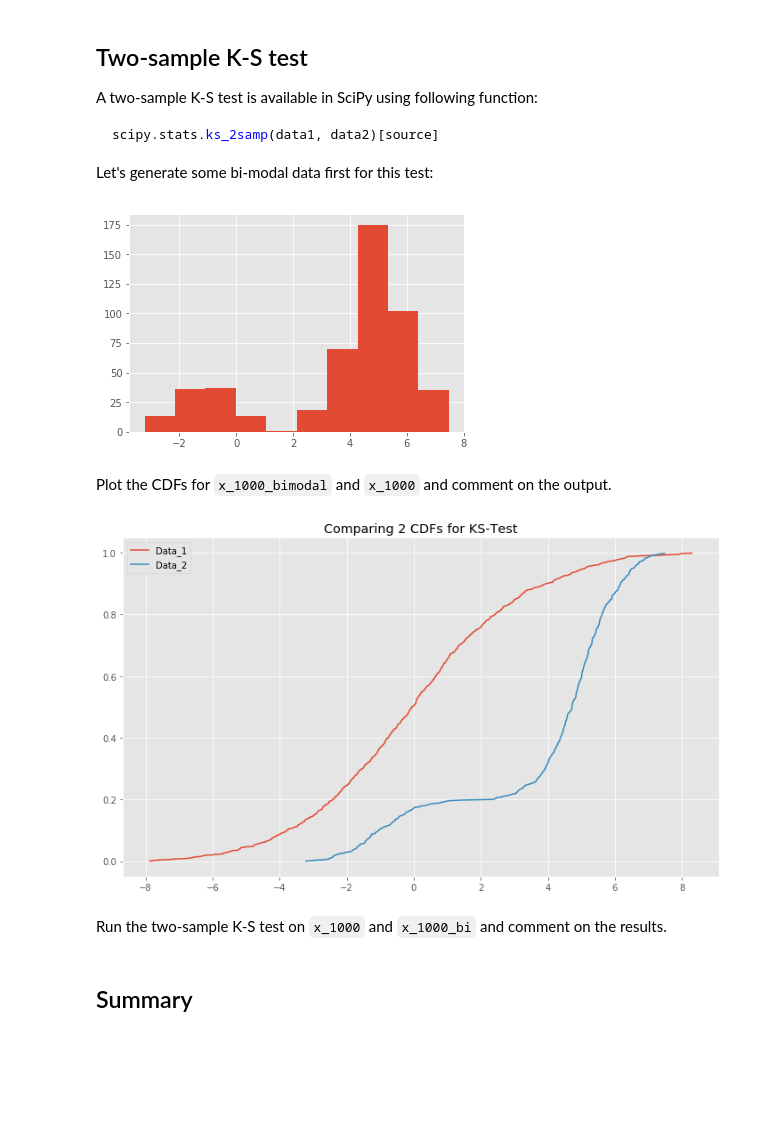
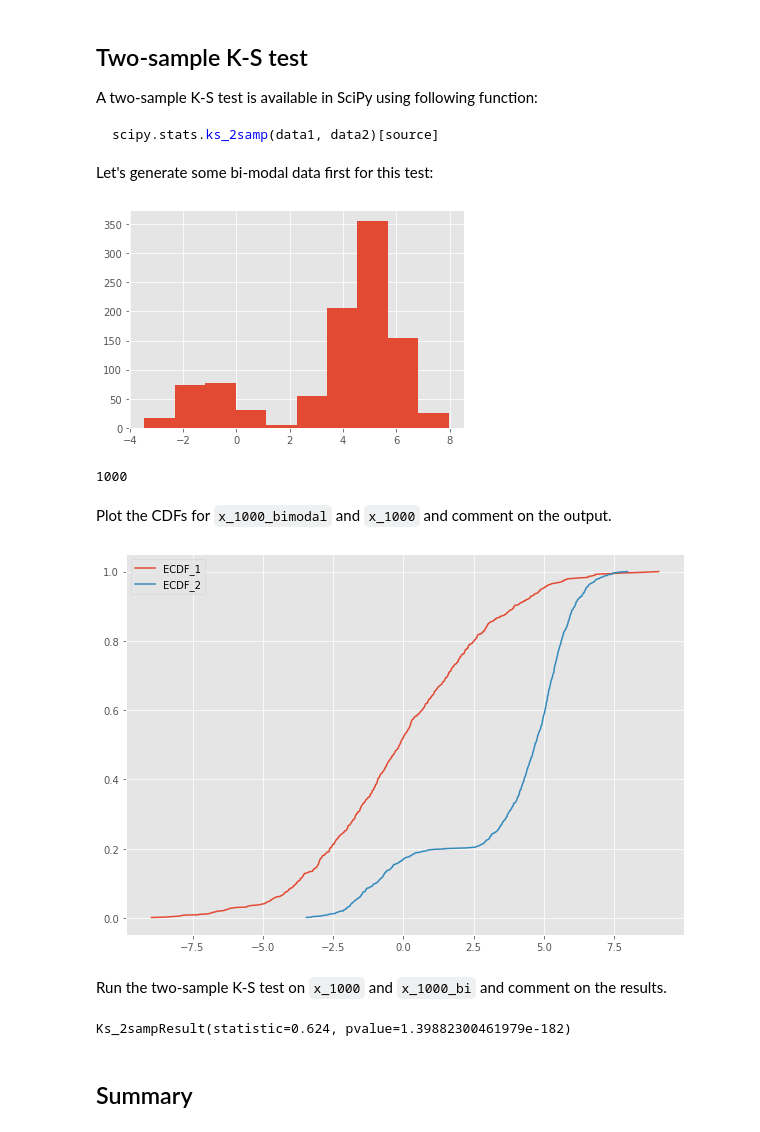
Before and after one commit to poariston/dsc-komogorov-smirnov-test-lab-online-ds-pt-120919, a Jupyter notebook: index.ipynb, the cells around one changed output. Saved outputs shown, nothing was run; the diff lists cells and outputs as text; code cells hidden in the pictures; blank space fills up the shorter version.

```diff
--- a/index.ipynb
+++ b/index.ipynb
@@ -117,0 +193,18 @@ Now you can run all the generated datasets through the function `ks_plot()` and
+# %%
+# draft - WIP
+# here I was trying to find the k-s statistic but I made an error.
+# need to find the y values for x1  and the y values for x2.
+# I haven't figured out how to do that.
+data=stats.norm.rvs(loc=0, scale=3, size=10)
+y=(np.arange(len(data)) +1)  / len(data)
+x1=np.sort(data)
+x2=np.sort(stats.norm.rvs(loc=0, scale=3, size=len(data)))
+d= np.max(np.abs(x1-x2))
+print(np.abs(x1-x2))
+print(d)
+dico=dict(enumerate(np.abs(x1-x2)))
+print(dico)
+for key,value in dict(enumerate(np.abs(x1-x2))).items():
+    if value == d:
+        ks_x=key
+print(ks_x)
@@ -169,22 +356,35 @@ scipy.stats.ks_2samp(data1, data2)[source]
 Let's generate some bi-modal data first for this test:
 # %%
 # Generate binomial data
-N = 1000
+N = 2000
 x_1000_bi = np.concatenate((np.random.normal(-1, 1, int(0.1 * N)), np.random.normal(5, 1, int(0.4 * N))))[:, np.newaxis]
 plt.hist(x_1000_bi);
 # %% [output]
-[figure, old version]
+[figure, new version]
+# %%
+len(x_1000_bi)
+# %% [output]
+1000
 # %% [markdown]
 Plot the CDFs for `x_1000_bimodal` and `x_1000` and comment on the output.
 # %%
 # Plot the CDFs
 def ks_plot_2sample(data_1, data_2):
     '''
     Data entered must be the same size.
     '''
+
+
+    plt.figure(figsize=(10,7))
+    y=(np.arange(len(data_1)) +1)  / len(data_1)
+    plt.plot(np.sort(data_1), y, label ='ECDF_1')
+    plt.plot(np.sort(data_2), y,label ='ECDF_2')
+    plt.legend()
+    plt.show();
+
     pass
 
 # Uncomment below to run
-# ks_plot_2sample(x_1000, x_1000_bi[:,0])
+ks_plot_2sample(x_1000, x_1000_bi[:,0])
 # %% [output]
-[figure, old version]
+[figure, new version]
@@ -194,5 +397,7 @@ def ks_plot_2sample(data_1, data_2):
 Run the two-sample K-S test on `x_1000` and `x_1000_bi` and comment on the results.
 # %%
 # Your code here
-
+stats.ks_2samp(x_1000,x_1000_bi[:,0])
 # Ks_2sampResult(statistic=0.633, pvalue=4.814801487740621e-118)
+# %% [output]
+Ks_2sampResult(statistic=0.624, pvalue=1.39882300461979e-182)
```
Also changed, not shown: parts of 24 cells of this notebook.
